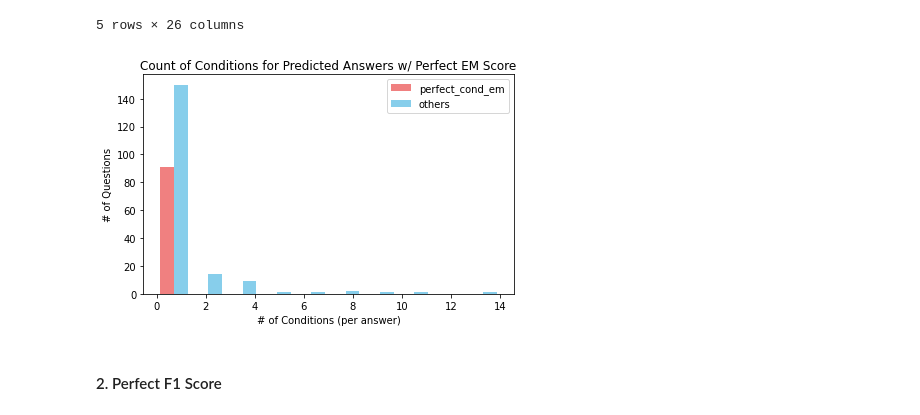
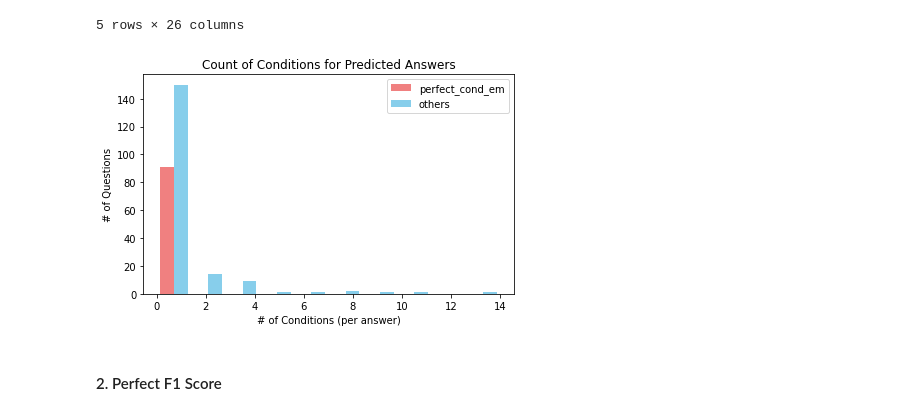
Before and after one commit to qjiang002/11711-Project-QA, a Jupyter notebook: Analysis/error-analysis.ipynb, the cells around one changed output. Drawn from its saved outputs; the diff is of its cells as text; code cells hidden in the pictures.

Commit message:
fix plot title typos

```diff
--- a/Analysis/error-analysis.ipynb
+++ b/Analysis/error-analysis.ipynb
@@ -306,19 +306,19 @@ A total of [128/285] yes/no questions, [24/128] perfect EM, [23/24] perfect Cond
 # %%
 # plot the count of conditions for perfect answers
 plt.figure()
 xs = [
     answerables[answerables['perfect_condem']]['cond_cnt'],
     answerables[answerables['perfect_condem'] == False]['cond_cnt']
 ]
 plt.hist(xs, color=['lightcoral', 'skyblue'])
-plt.title('Count of Conditions for Predicted Answers w/ Perfect EM Score')
+plt.title('Count of Conditions for Predicted Answers')
 plt.xlabel('# of Conditions (per answer)')
 plt.ylabel('# of Questions')
 plt.legend(['perfect_cond_em', 'others'])
 plt.tight_layout()
 plt.savefig(f"{root_dir}/perfect_condem_cond_cnts.png", dpi=128)
 # %% [output]
-[figure, old version]
+[figure, new version]
 # %% [markdown]
 #### 2. Perfect F1 Score
 # %%
```
Also changed, not shown: parts of 1 cell of this notebook, 2 other files.
